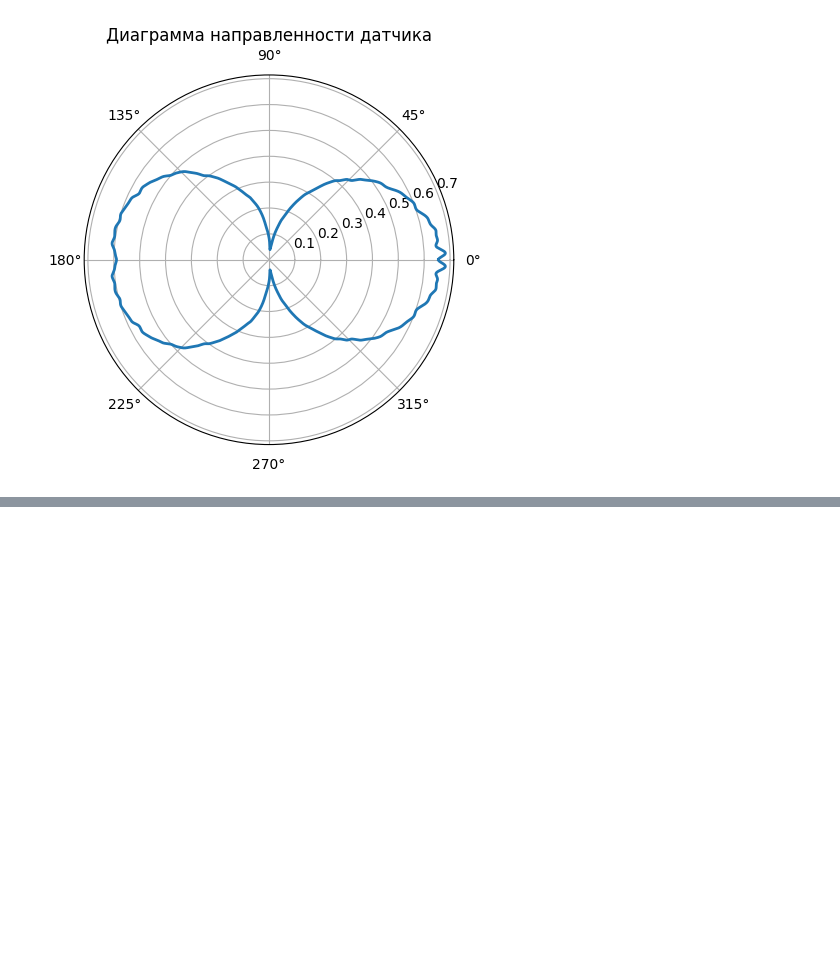
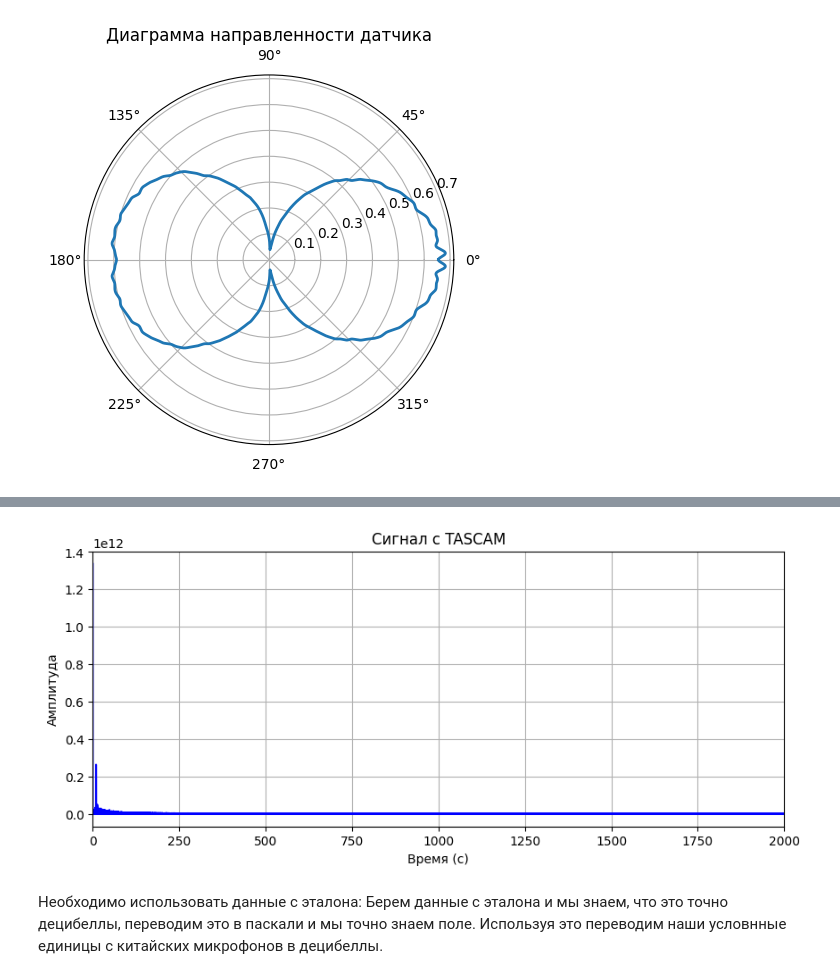
Before and after one commit to bdExplore/Scientific, a Jupyter notebook: Python/pgd_analys.ipynb, the cells around one changed output, grey strips where cells are left out. Drawn from its saved outputs; the diff is of its cells as text; code cells hidden in the pictures; blank space fills up the shorter version.

```diff
--- a/Python/pgd_analys.ipynb
+++ b/Python/pgd_analys.ipynb
@@ -185,0 +236,15 @@ plot_radiation_pattern(data_zoom_2_rotation_filt)
+# %%
+f = fftfreq(len(data), 1 / fs)
+plt.figure(figsize=(10, 4))
+plt.plot(f, np.abs(fft(data)), color='blue')
+plt.title('Сигнал с TASCAM')
+plt.xlabel('Время (с)')
+plt.ylabel('Амплитуда')
+plt.xlim(0, 2000)
+plt.grid(True)
+plt.show()
+# %% [output]
+[figure, added]
+# %% [markdown]
+Необходимо использовать данные с эталона:
+Берем данные с эталона и мы знаем, что это точно децибеллы, переводим это в паскали и мы точно знаем поле. Используя это переводим наши условнные единицы с китайских микрофонов в децибеллы.
```
Also changed, not shown: parts of 4 cells of this notebook, 2 other files.
